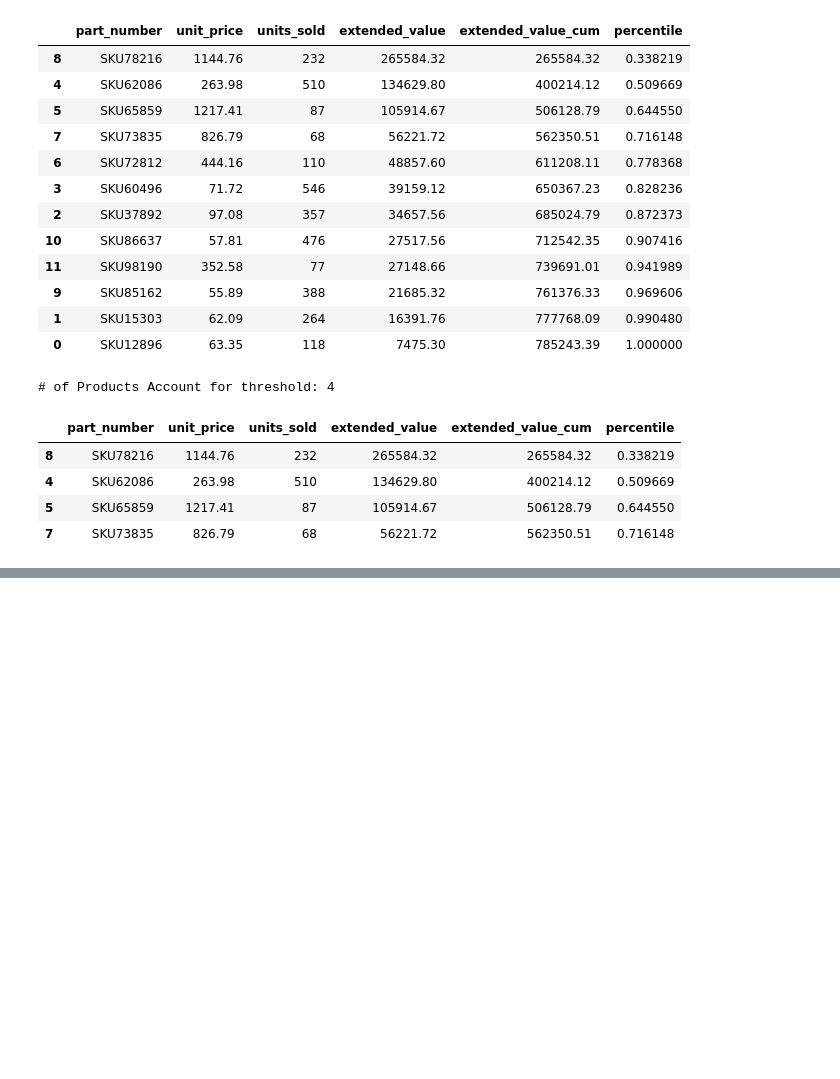
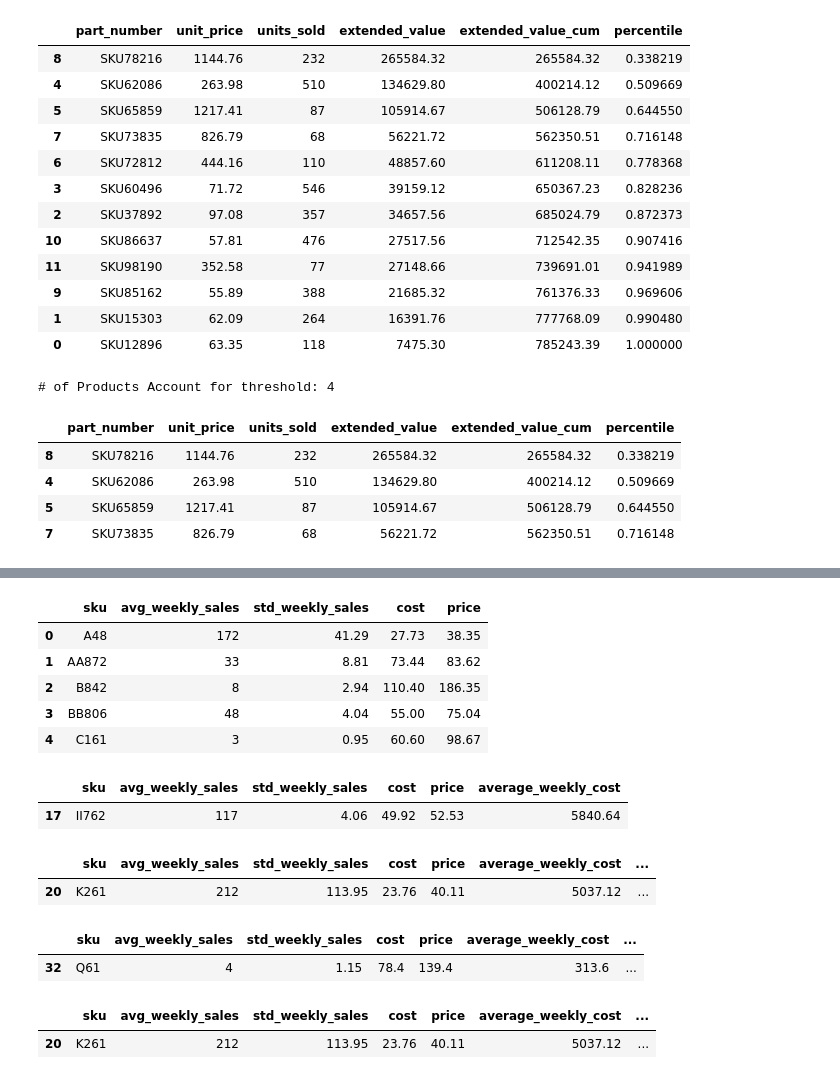
Before and after one commit to datafireball/sc1x, a Jupyter notebook: week1/notes.ipynb, the cells around one changed output, grey strips where cells are left out. Cells and saved outputs as stored; diff of their text form; code cells hidden in the pictures; blank space fills up the shorter version.

```diff
--- a/week1/notes.ipynb
+++ b/week1/notes.ipynb
@@ -61,0 +236,11 @@ data[data['percentile'] < threshold]
+# %%
+data = pd.read_excel('w1pp6_ZaragozaAutoSupply_Data.xls',
+                     names=['sku','avg_weekly_sales', 'std_weekly_sales', 'cost', 'price'])
+data.head()
+# %% [output]
+|  | sku | avg_weekly_sales | std_weekly_sales | cost | price |
+| 0 | A48 | 172 | 41.29 | 27.73 | 38.35 |
+| 1 | AA872 | 33 | 8.81 | 73.44 | 83.62 |
+| 2 | B842 | 8 | 2.94 | 110.40 | 186.35 |
+| 3 | BB806 | 48 | 4.04 | 55.00 | 75.04 |
+| 4 | C161 | 3 | 0.95 | 60.60 | 98.67 |
@@ -61,0 +249,23 @@ data[data['percentile'] < threshold]
+# %%
+data[data['average_weekly_cost'] == data['average_weekly_cost'].max()]
+# %% [output]
+|  | sku | avg_weekly_sales | std_weekly_sales | cost | price | average_weekly_cost |
+| 17 | II762 | 117 | 4.06 | 49.92 | 52.53 | 5840.64 |
+# %%
+data['average_weekly_revenue'] = data['avg_weekly_sales'] * data['price']
+data[data['average_weekly_revenue'] == data['average_weekly_revenue'].max()]
+# %% [output]
+|  | sku | avg_weekly_sales | std_weekly_sales | cost | price | average_weekly_cost | ... |
+| 20 | K261 | 212 | 113.95 | 23.76 | 40.11 | 5037.12 | ... |
+# %%
+data['percent_profit_margin'] = (data['price'] - data['cost'] )/ data['cost']
+data[data['percent_profit_margin'] == data['percent_profit_margin'].max()]
+# %% [output]
+|  | sku | avg_weekly_sales | std_weekly_sales | cost | price | average_weekly_cost | ... |
+| 32 | Q61 | 4 | 1.15 | 78.4 | 139.4 | 313.6 | ... |
+# %%
+data['average_weekly_profit'] = data['average_weekly_revenue'] - data['average_weekly_cost']
+data[data['average_weekly_profit'] == data['average_weekly_profit'].max()]
+# %% [output]
+|  | sku | avg_weekly_sales | std_weekly_sales | cost | price | average_weekly_cost | ... |
+| 20 | K261 | 212 | 113.95 | 23.76 | 40.11 | 5037.12 | ... |
```
Also changed, not shown: parts of 28 cells of this notebook, 2 other files.
